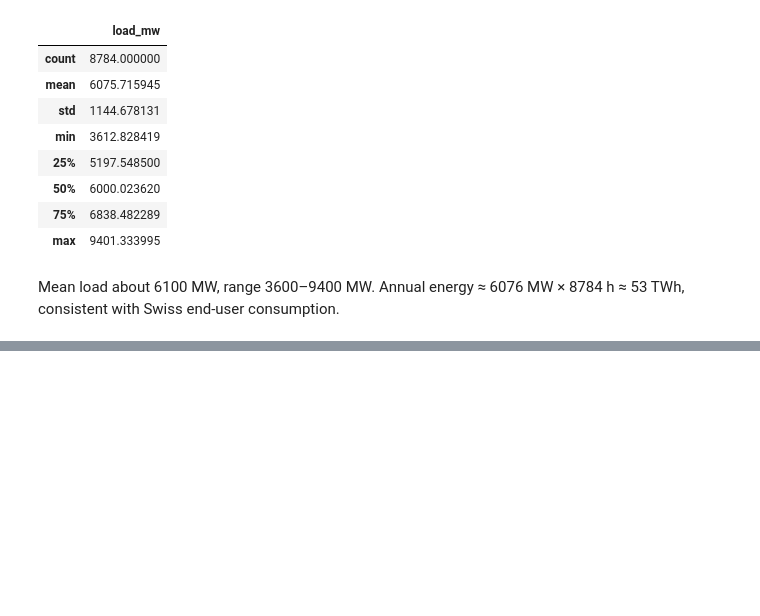
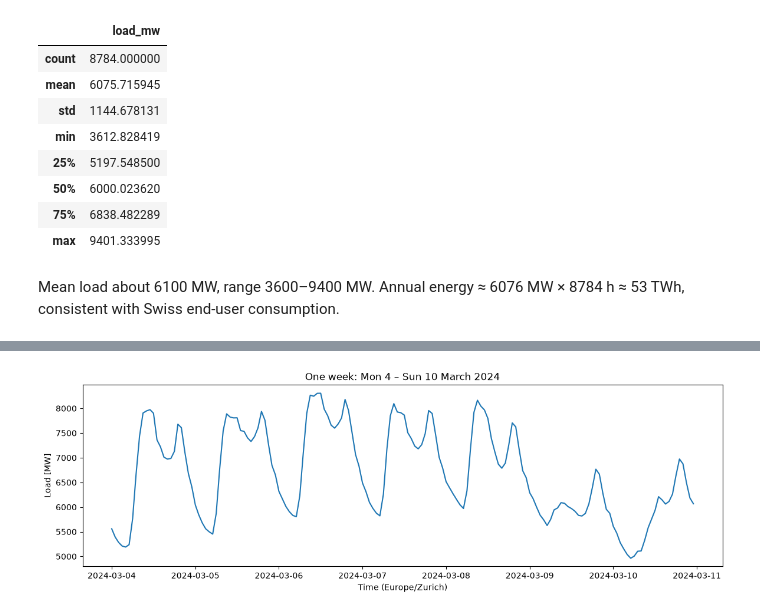
Before and after one commit to mathiasbraun/swiss-load-forecast, a Jupyter notebook: notebooks/01_explore.ipynb, the cells around one changed output, grey strips where cells are left out. Cells and saved outputs as stored; diff of their text form; code cells hidden in the pictures; blank space fills up the shorter version.

```diff
--- a/notebooks/01_explore.ipynb
+++ b/notebooks/01_explore.ipynb
@@ -136,0 +161,11 @@ Mean load about 6100 MW, range 3600–9400 MW. Annual energy ≈ 6076 MW × 8784
+# %%
+week = hourly_local.loc["2024-03-04":"2024-03-10"]
+
+fig, ax = plt.subplots(figsize=(14, 4))
+ax.plot(week.index, week["load_mw"])
+ax.set_xlabel("Time (Europe/Zurich)")
+ax.set_ylabel("Load [MW]")
+ax.set_title("One week: Mon 4 – Sun 10 March 2024")
+plt.show()
+# %% [output]
+[figure, added]
```
Also changed, not shown: parts of 7 cells of this notebook.
